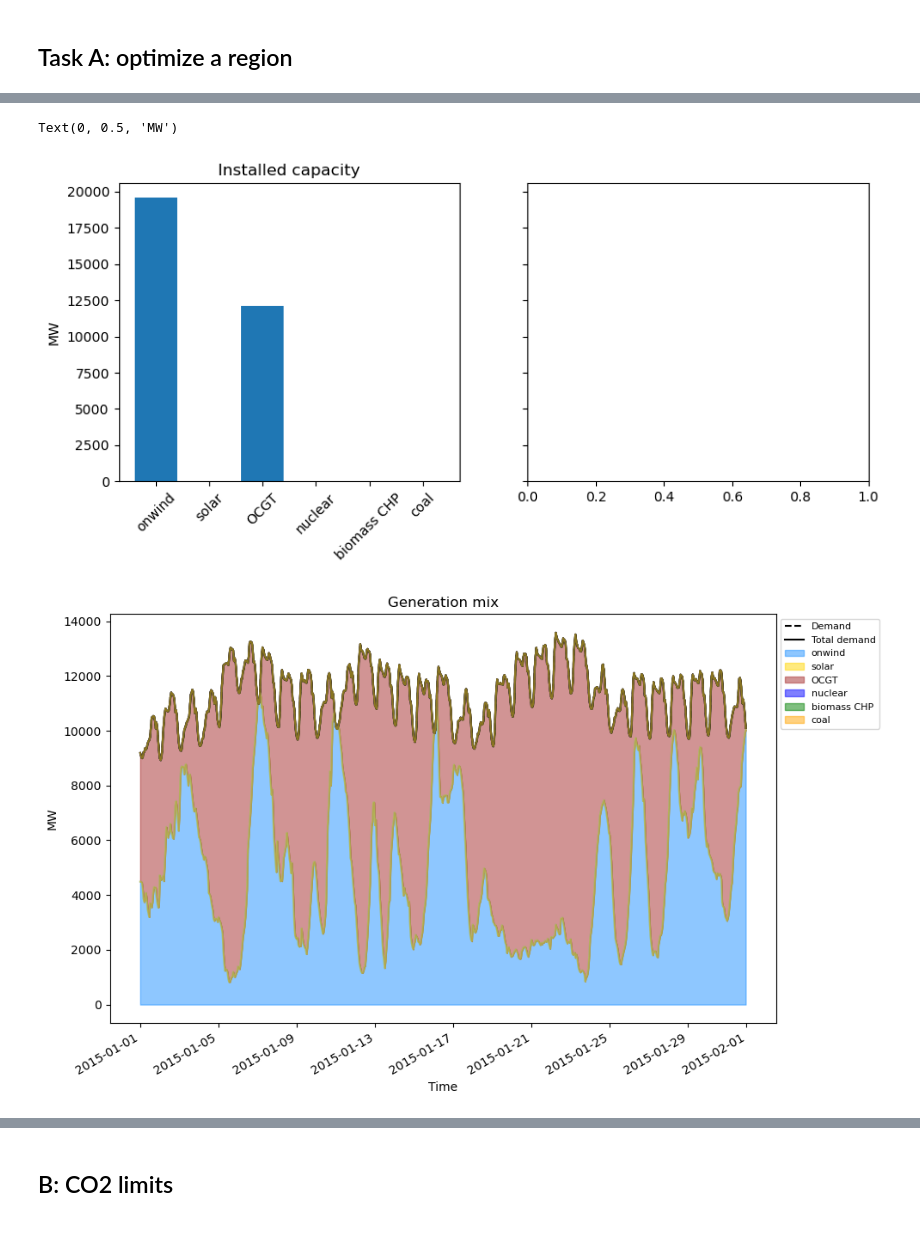
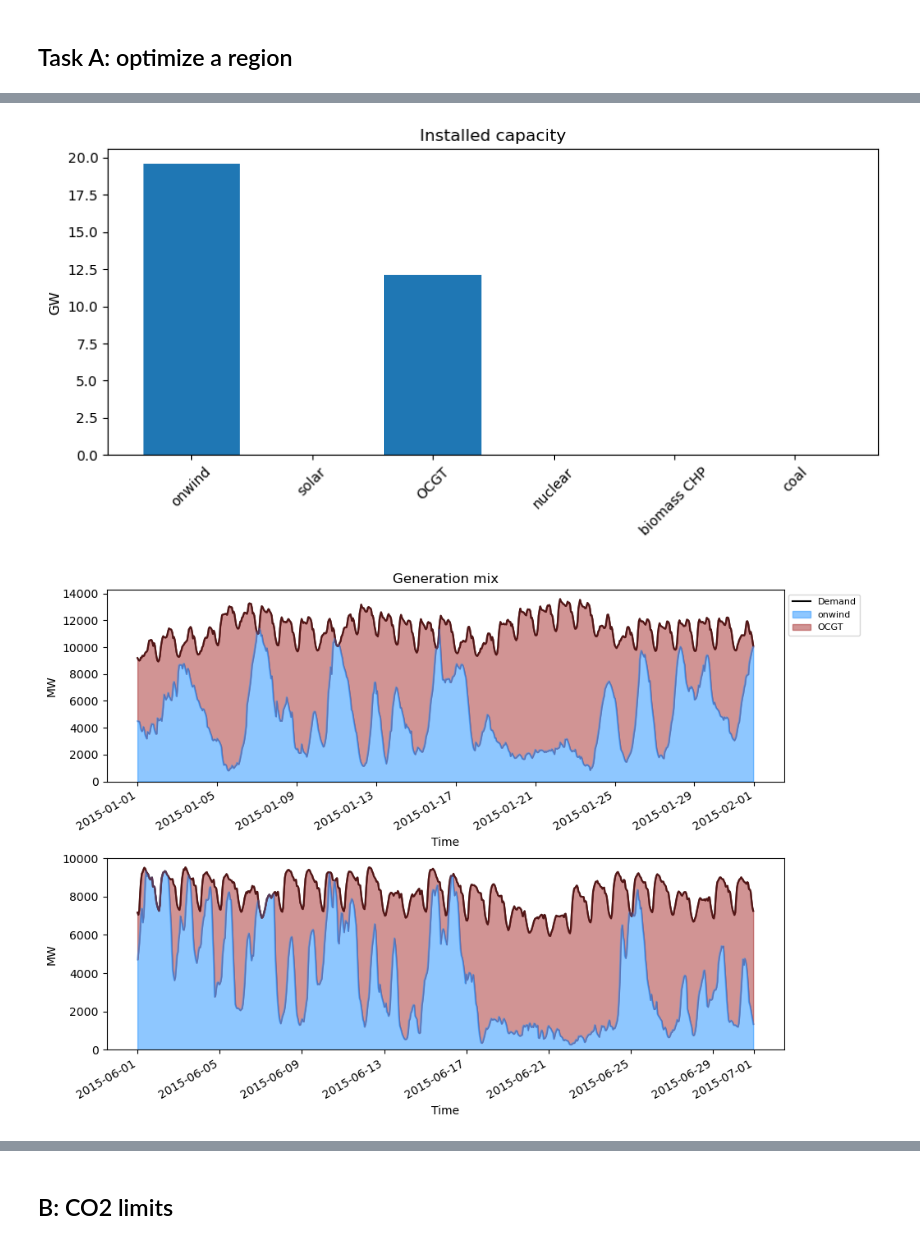
Before and after one commit to NicolineSimoneDTU/Integrated_Project, a Jupyter notebook: project.ipynb, the cells around one changed output, grey strips where cells are left out. Drawn from its saved outputs; the diff is of its cells as text; code cells hidden in the pictures.

Commit message:
Fixed weather sensitivity model, adjusted graphs and reduced output of optimizer

```diff
--- a/project.ipynb
+++ b/project.ipynb
@@ -166,23 +150,13 @@ INFO:pypsa.optimization.optimize:The shadow-prices of the constraints Generator-
 # %%
 gen_cap = network.generators.p_nom_opt
 gen_prod = network.generators_t.p
-#hydro_cap = network.storage_units.p_nom_opt
-#hydro_prod = network.links_t.p0
-#hydroCharge = -hydro_prod.clip(upper=0)
-#hydroDischarge = hydro_prod.clip(lower=0)
 
+fig, ax = plt.subplots(1, 1, figsize=(10,4), sharey=True)
 
-fig, ax = plt.subplots(1, 2, figsize=(10,4), sharey=True)
-
-ax[0].bar(gen_cap.index, gen_cap.values)
-ax[0].set_xticks(ticks = gen_cap.index, labels = gen_cap.index.str.replace("FIN_", "").str.replace("_", " "), rotation=45)
-ax[0].set_title("Installed capacity")
-ax[0].set_ylabel("MW")
-
-
-#ax[1].bar(hydro_cap.index, hydro_cap.values)
-#ax[1].set_title("Installed capacity (pumped hydro)")
-#plt.tight_layout()
+ax.bar(gen_cap.index, gen_cap.values/1E3)
+ax.set_xticks(ticks = gen_cap.index, labels = gen_cap.index.str.replace("FIN_", "").str.replace("_", " "), rotation=45)
+ax.set_title("Installed capacity")
+ax.set_ylabel("GW")
+plt.show()
 # %% [output]
-Text(0, 0.5, 'MW')
-[figure, old version]
+[figure, new version]
@@ -198,26 +163,31 @@ Text(0, 0.5, 'MW')
 # %%
 # Plot a week of generation
-start_date = "2015-01-01"
-end_date = "2015-01-31"
+start_date_jan = "2015-01-01"
+end_date_jan = "2015-01-31"
+start_date_jun = "2015-06-01"
+end_date_jun = "2015-06-30"
 
-demand_jan = demand.loc[start_date:end_date]
-generator_jan = gen_prod.loc[start_date:end_date]
-#hydroDischarge_jan = hydroDischarge.loc[start_date:end_date]
-#hydroCharge_jan = hydroCharge.loc[start_date:end_date]
+demand_jan = demand.loc[start_date_jan:end_date_jan]
+generator_jan = gen_prod.loc[start_date_jan:end_date_jan,  (gen_prod != 0).any(axis=0)]
 
-#tot_demand_jan = pd.concat([demand_jan, hydroCharge_jan], axis=1).sum(axis=1)
-#tot_supply_jan = generator_jan.join(hydroDischarge_jan, how="outer")
+demand_jun = demand.loc[start_date_jun:end_date_jun, ]
+generator_jun = gen_prod.loc[start_date_jun:end_date_jun, (gen_prod != 0).any(axis=0)]
 
 
+fig, ax = plt.subplots(2, 1, figsize=(10,7))
+ax[0].plot(demand_jan.index, demand_jan.values, label="Demand", color="black")
+generator_jan.plot.area(ax=ax[0], alpha=0.5, stacked=True, color=generator_jan.columns.map(network.carriers.color), legend=True)
+ax[0].set_title("Generation mix")
+ax[0].set_ylabel("MW")
+ax[0].set_xlabel("Time")
+ax[0].legend(loc="upper left", bbox_to_anchor=(1, 1), fontsize=8)
 
-fig, ax = plt.subplots(1, 1, figsize=(10,7))
-ax.plot(demand_jan.index, demand_jan.values, label="Demand", color="black", linestyle="--")
-ax.plot(demand_jan.index, demand_jan.values, label="Total demand", color="black")
-generator_jan.plot.area(ax=ax, alpha=0.5, stacked=True, color=colors, legend=True)
-ax.set_title("Generation mix")
-ax.set_ylabel("MW")
-ax.set_xlabel("Time")
-ax.legend(loc="upper left", bbox_to_anchor=(1, 1), fontsize=8)
+ax[1].plot(demand_jun.index, demand_jun.values, label="Demand", color="black")
+generator_jun.plot.area(ax=ax[1], alpha=0.5, stacked=True, color=generator_jan.columns.map(network.carriers.color), legend=False)
+ax[1].set_ylabel("MW")
+ax[1].set_xlabel("Time")
+
+plt.subplots_adjust(hspace=0.4, bottom=0.1, right=0.95, top=0.9)
 plt.show()
 # %% [output]
-[figure, old version]
+[figure, new version]
```
Also changed, not shown: parts of 16 cells of this notebook.
